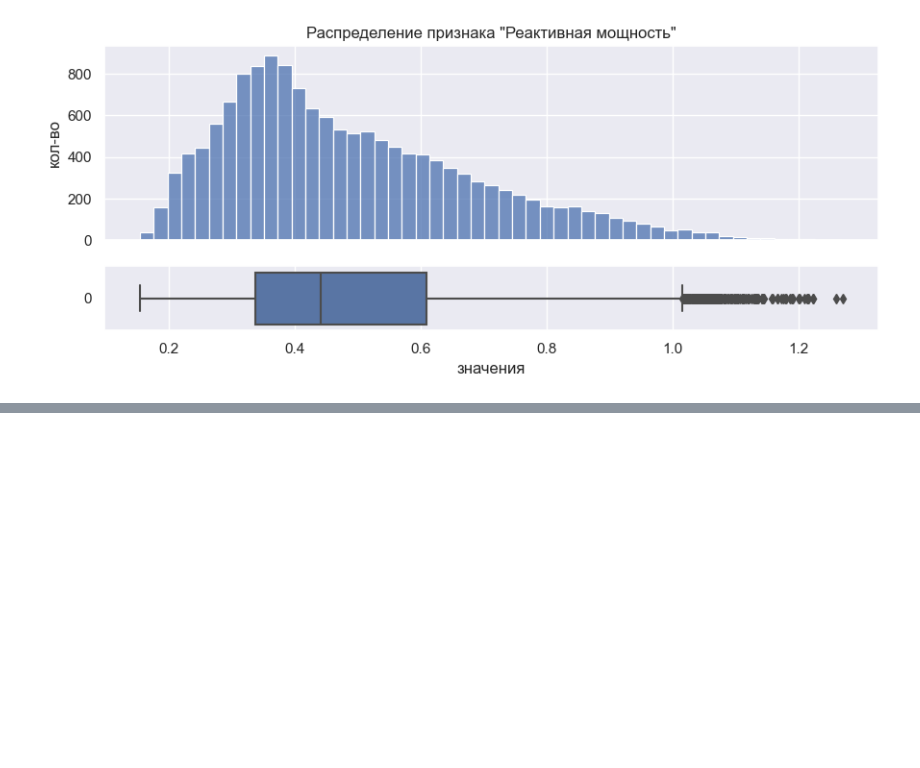
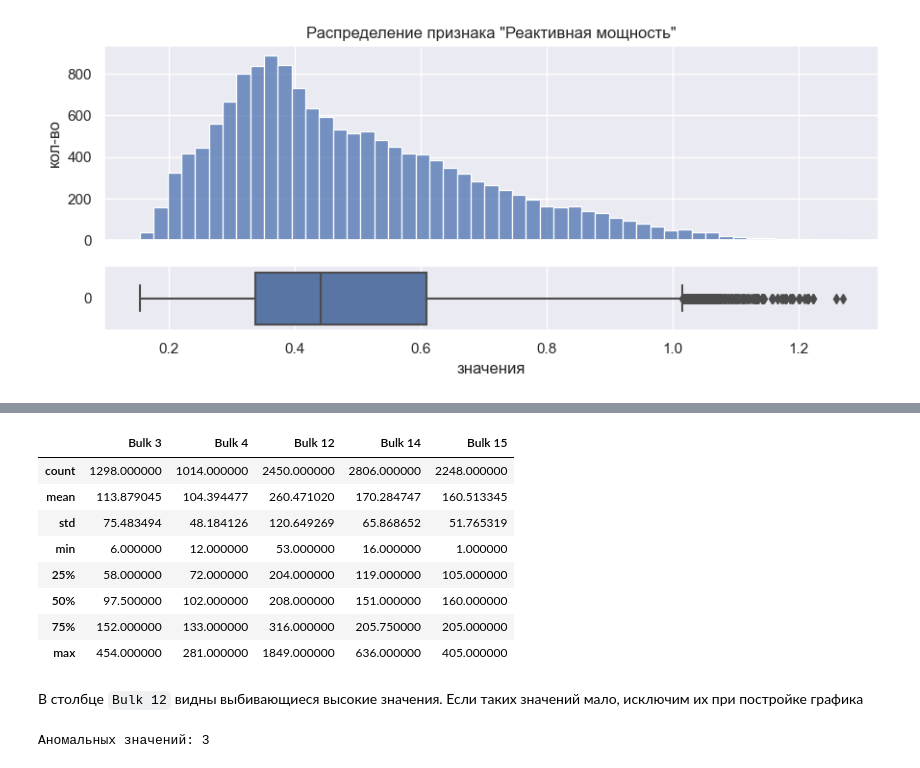
Before and after one commit to alex-blessed/YandexP-projects, a Jupyter notebook: Steel.ipynb, the cells around one changed output, grey strips where cells are left out. Saved outputs shown, nothing was run; the diff lists cells and outputs as text; code cells hidden in the pictures; blank space fills up the shorter version.

```diff
--- a/Steel.ipynb
+++ b/Steel.ipynb
@@ -140,0 +170,2 @@ plt.tight_layout()
+# %%
+bulk_selected = ['Bulk 3', 'Bulk 4', 'Bulk 12', 'Bulk 14', 'Bulk 15']
@@ -140,0 +181,18 @@ plt.tight_layout()
+# %%
+data_bulk[bulk_selected].describe()
+# %% [output]
+|  | Bulk 3 | Bulk 4 | Bulk 12 | Bulk 14 | Bulk 15 |
+| count | 1298.000000 | 1014.000000 | 2450.000000 | 2806.000000 | 2248.000000 |
+| mean | 113.879045 | 104.394477 | 260.471020 | 170.284747 | 160.513345 |
+| std | 75.483494 | 48.184126 | 120.649269 | 65.868652 | 51.765319 |
+| min | 6.000000 | 12.000000 | 53.000000 | 16.000000 | 1.000000 |
+| 25% | 58.000000 | 72.000000 | 204.000000 | 119.000000 | 105.000000 |
+| 50% | 97.500000 | 102.000000 | 208.000000 | 151.000000 | 160.000000 |
+| 75% | 152.000000 | 133.000000 | 316.000000 | 205.750000 | 205.000000 |
+| max | 454.000000 | 281.000000 | 1849.000000 | 636.000000 | 405.000000 |
+# %% [markdown]
+В столбце `Bulk 12` видны выбивающиеся высокие значения. Если таких значений мало, исключим их при постройке графика
+# %%
+print('Аномальных значений:', len(data_bulk[data_bulk['Bulk 12'] > 800]))
+# %% [output]
+Аномальных значений: 3
```
Also changed, not shown: parts of 12 cells of this notebook.
